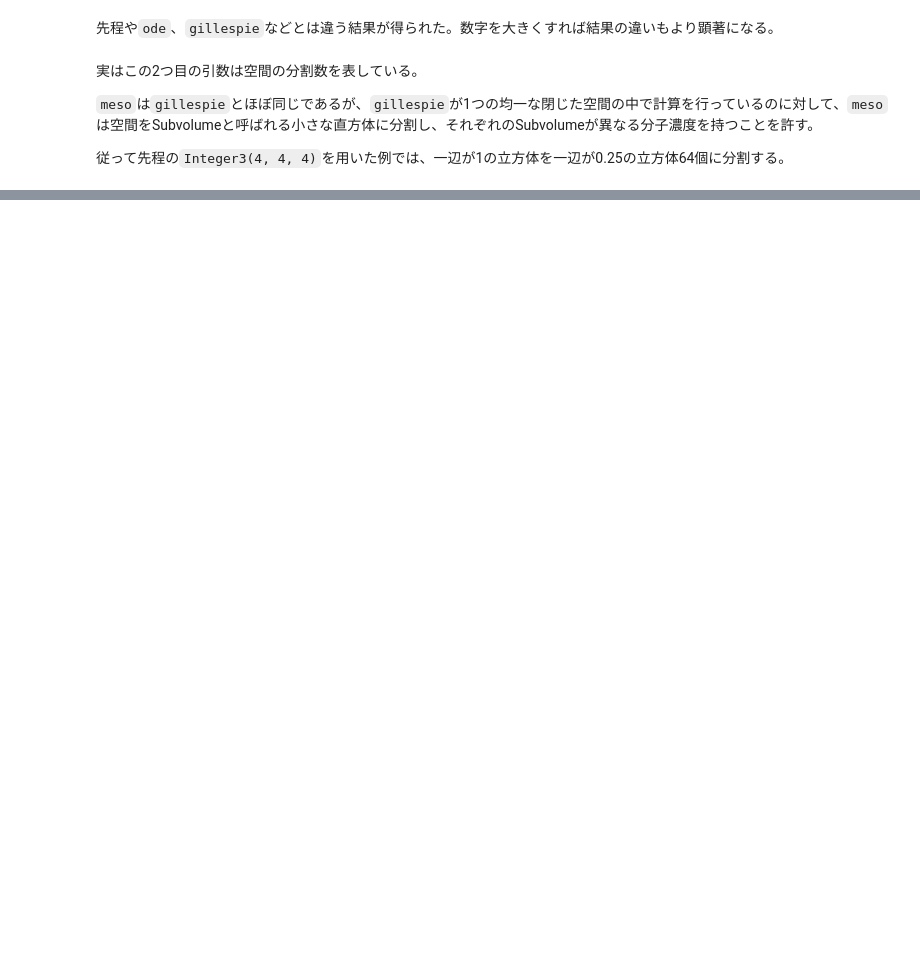
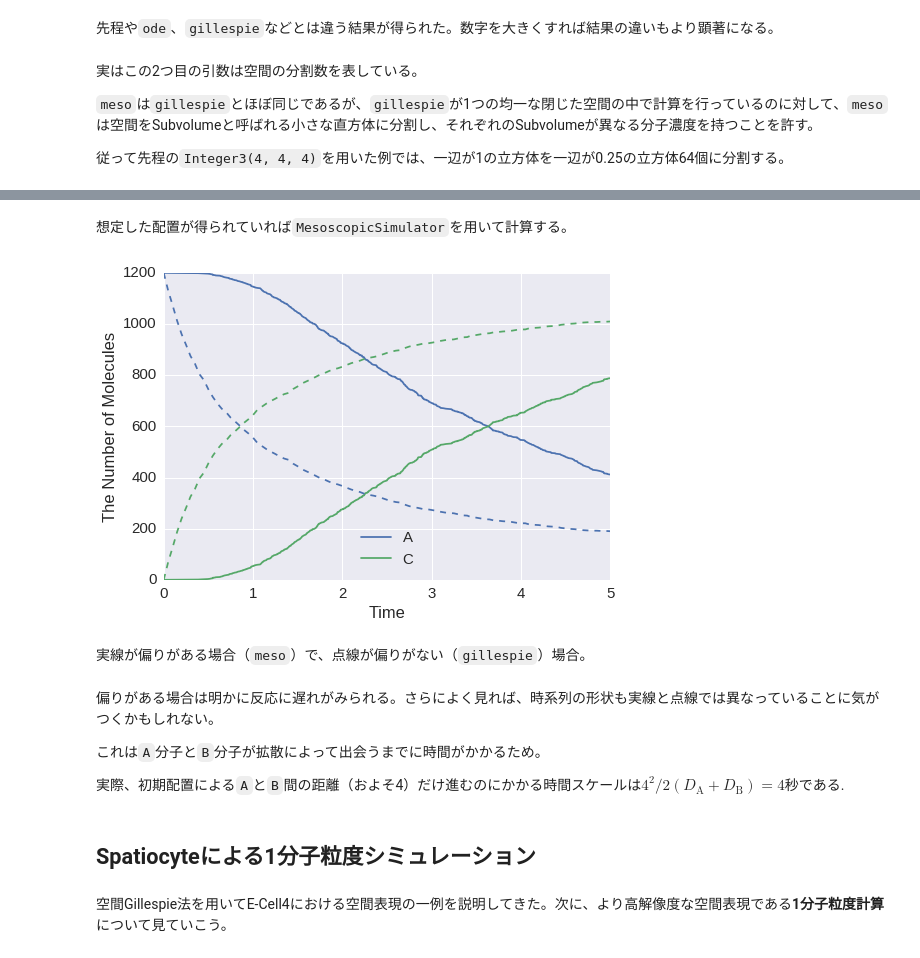
Before and after one commit to kozo2/ecell4-lectures, a Jupyter notebook: lecture4.ipynb, the cells around one changed output, grey strips where cells are left out. Saved outputs shown, nothing was run; the diff lists cells and outputs as text; code cells hidden in the pictures; blank space fills up the shorter version.

```diff
--- a/lecture4.ipynb
+++ b/lecture4.ipynb
@@ -96,0 +202,10 @@ viz.plot_number_observer(obs)
+# %%
+with species_attributes():
+    A | B | C | {'D': '1'}
+
+with reaction_rules():
+    A + B > C | 0.01
+
+m = get_model()
+w = meso.MesoscopicWorld(Real3(10, 1, 1), Integer3(10, 1, 1))
+w.bind_to(m)
@@ -96,0 +216,4 @@ viz.plot_number_observer(obs)
+# %%
+w.add_molecules(Species('A'), 1200, Integer3(2, 0, 0))
+w.add_molecules(Species('B'), 1200, Integer3(7, 0, 0))
+viz.plot_world(w, radius=0.025)
@@ -96,0 +222,23 @@ viz.plot_number_observer(obs)
+# %% [markdown]
+想定した配置が得られていれば`MesoscopicSimulator`を用いて計算する。
+# %%
+obs2 = run_simulation(5, model=m, y0={'A': 1200, 'B': 1200}, volume=10, solver='gillespie', species_list=('A', 'C'), return_type='observer')
+# %%
+sim = meso.MesoscopicSimulator(w)
+obs1 = NumberObserver(('A', 'C'))  # log after every steps
+sim.run(5, obs1)
+viz.plot_number_observer(obs1, '-', obs2, '--')
+# %% [output]
+[figure, added]
+# %% [markdown]
+実線が偏りがある場合（`meso`）で、点線が偏りがない（`gillespie`）場合。
+# %% [markdown]
+偏りがある場合は明かに反応に遅れがみられる。さらによく見れば、時系列の形状も実線と点線では異なっていることに気がつくかもしれない。
+
+これは`A`分子と`B`分子が拡散によって出会うまでに時間がかかるため。
+
+実際、初期配置による`A`と`B`間の距離（およそ4）だけ進むのにかかる時間スケールは$4^2/2(D_\mathrm{A}+D_\mathrm{B})=4$秒である.
+# %% [markdown]
+## Spatiocyteによる1分子粒度シミュレーション
+# %% [markdown]
+空間Gillespie法を用いてE-Cell4における空間表現の一例を説明してきた。次に、より高解像度な空間表現である**1分子粒度計算**について見ていこう。
```
Also changed, not shown: parts of 104 cells of this notebook, 1 other file.
